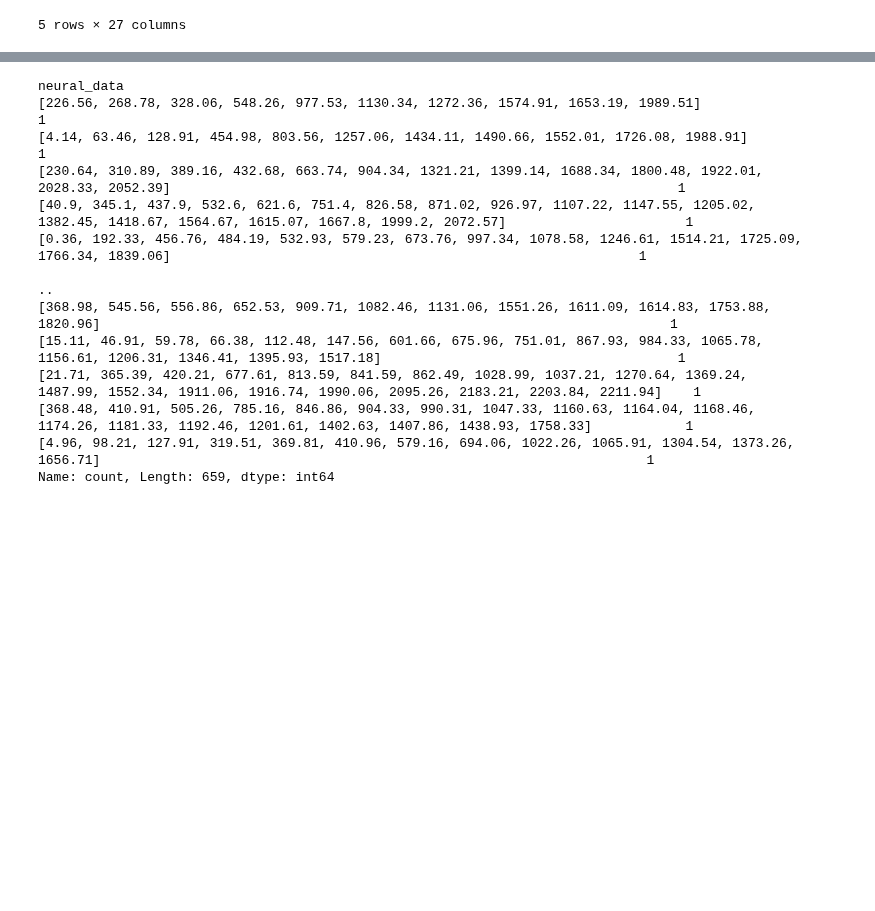
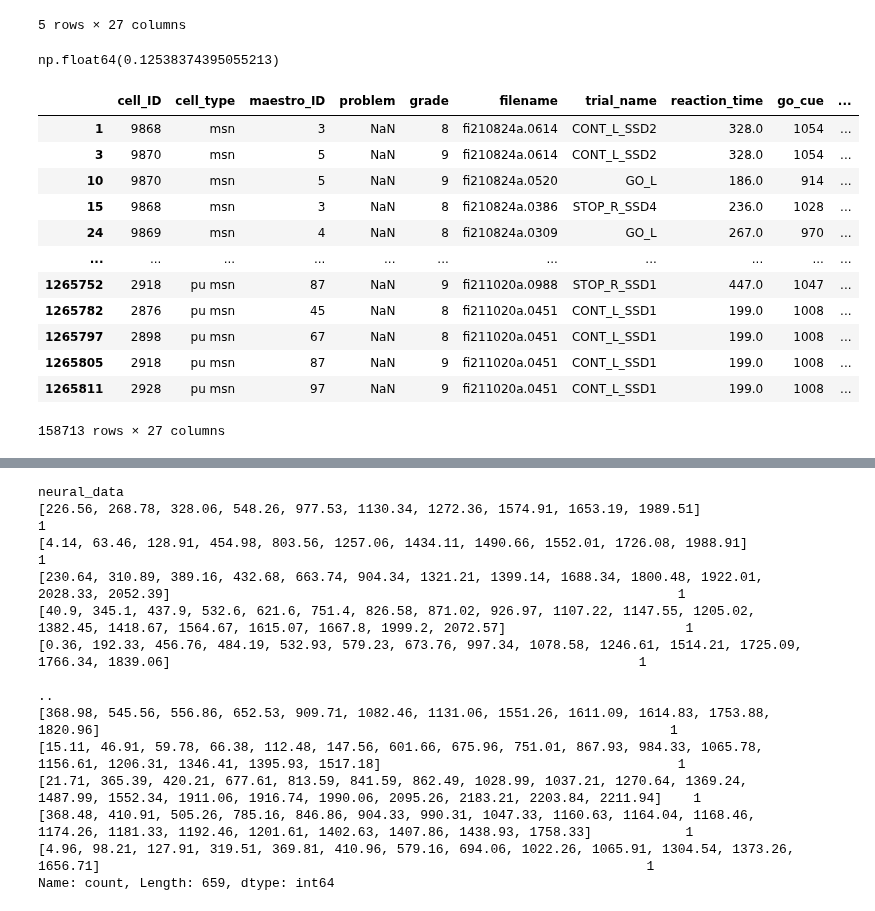
Before and after one commit to barrackHa/Population-Analysis, a Jupyter notebook: exploratory_data_analysis/cell_db_eda.ipynb, the cells around one changed output, grey strips where cells are left out. Cells and saved outputs as stored; diff of their text form; code cells hidden in the pictures; blank space fills up the shorter version.

Commit message:
Made sure neural data is correct

```diff
--- a/exploratory_data_analysis/cell_db_eda.ipynb
+++ b/exploratory_data_analysis/cell_db_eda.ipynb
@@ -68,3 +68,23 @@ None
 | 3 | 9870 | msn | 5 | NaN | 9 | fi210824a.0614 | CONT_L_SSD2 | 328.0 | 1054 | ... |
 | 4 | 9872 | msn | 7 | NaN | 8 | fi210824a.0614 | CONT_L_SSD2 | 328.0 | 1054 | ... |
 5 rows × 27 columns
+# %%
+cell_df['neural_data'].apply(lambda x: isinstance(x, list) and len(x) == 0).sum() / cell_df.shape[0]
+# %% [output]
+np.float64(0.12538374395055213)
+# %%
+cell_df[cell_df['neural_data'].apply(lambda x: isinstance(x, list) and len(x) == 0)] #.to_csv('empty_neural_data_cells.csv', index=True, header=True)
+# %% [output]
+|  | cell_ID | cell_type | maestro_ID | problem | grade | filename | trial_name | reaction_time | go_cue | ... |
+| 1 | 9868 | msn | 3 | NaN | 8 | fi210824a.0614 | CONT_L_SSD2 | 328.0 | 1054 | ... |
+| 3 | 9870 | msn | 5 | NaN | 9 | fi210824a.0614 | CONT_L_SSD2 | 328.0 | 1054 | ... |
+| 10 | 9870 | msn | 5 | NaN | 9 | fi210824a.0520 | GO_L | 186.0 | 914 | ... |
+| 15 | 9868 | msn | 3 | NaN | 8 | fi210824a.0386 | STOP_R_SSD4 | 236.0 | 1028 | ... |
+| 24 | 9869 | msn | 4 | NaN | 8 | fi210824a.0309 | GO_L | 267.0 | 970 | ... |
+| ... | ... | ... | ... | ... | ... | ... | ... | ... | ... | ... |
+| 1265752 | 2918 | pu msn | 87 | NaN | 9 | fi211020a.0988 | STOP_R_SSD1 | 447.0 | 1047 | ... |
+| 1265782 | 2876 | pu msn | 45 | NaN | 8 | fi211020a.0451 | CONT_L_SSD1 | 199.0 | 1008 | ... |
+| 1265797 | 2898 | pu msn | 67 | NaN | 8 | fi211020a.0451 | CONT_L_SSD1 | 199.0 | 1008 | ... |
+| 1265805 | 2918 | pu msn | 87 | NaN | 9 | fi211020a.0451 | CONT_L_SSD1 | 199.0 | 1008 | ... |
+| 1265811 | 2928 | pu msn | 97 | NaN | 9 | fi211020a.0451 | CONT_L_SSD1 | 199.0 | 1008 | ... |
+158713 rows × 27 columns
```
Also changed, not shown: parts of 3 cells of this notebook, 4 other files.
